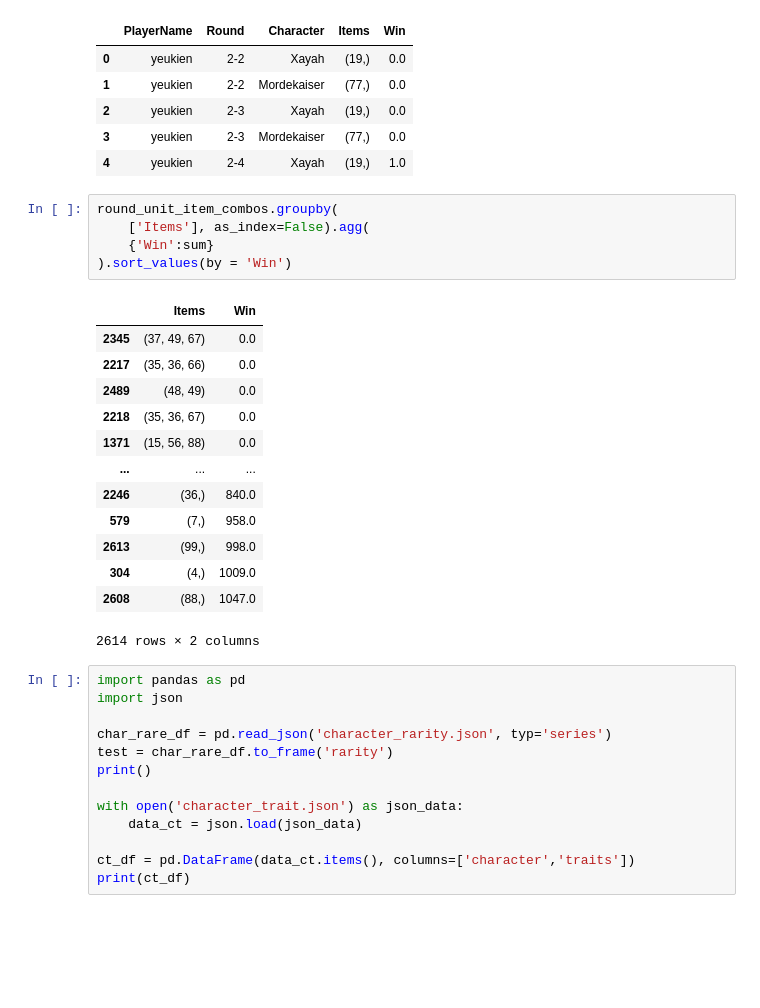
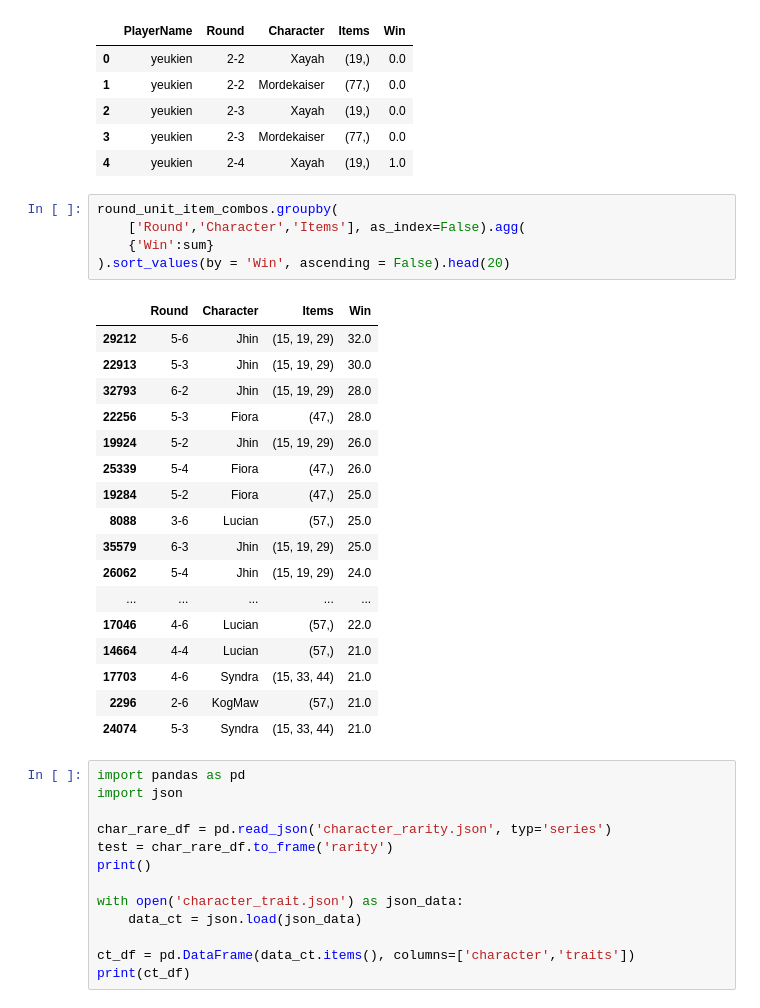
Before and after one commit to shaunak2512/Team-1-Onsearch, a Jupyter notebook: prelim_analysis_brandon.ipynb, the cells around one changed output. Saved outputs shown, nothing was run; the diff lists cells and outputs as text; blank space fills up the shorter version.

```diff
--- a/prelim_analysis_brandon.ipynb
+++ b/prelim_analysis_brandon.ipynb
@@ -213,23 +213,27 @@ round_unit_item_combos.head()
 | 4 | yeukien | 2-4 | Xayah | (19,) | 1.0 |
 # %%
 round_unit_item_combos.groupby(
-    ['Items'], as_index=False).agg(
+    ['Round','Character','Items'], as_index=False).agg(
     {'Win':sum}
-).sort_values(by = 'Win')
+).sort_values(by = 'Win', ascending = False).head(20)
 # %% [output]
-|  | Items | Win |
-| 2345 | (37, 49, 67) | 0.0 |
-| 2217 | (35, 36, 66) | 0.0 |
-| 2489 | (48, 49) | 0.0 |
-| 2218 | (35, 36, 67) | 0.0 |
-| 1371 | (15, 56, 88) | 0.0 |
-| ... | ... | ... |
-| 2246 | (36,) | 840.0 |
-| 579 | (7,) | 958.0 |
-| 2613 | (99,) | 998.0 |
-| 304 | (4,) | 1009.0 |
-| 2608 | (88,) | 1047.0 |
+|  | Round | Character | Items | Win |
+| 29212 | 5-6 | Jhin | (15, 19, 29) | 32.0 |
+| 22913 | 5-3 | Jhin | (15, 19, 29) | 30.0 |
+| 32793 | 6-2 | Jhin | (15, 19, 29) | 28.0 |
+| 22256 | 5-3 | Fiora | (47,) | 28.0 |
+| 19924 | 5-2 | Jhin | (15, 19, 29) | 26.0 |
+| 25339 | 5-4 | Fiora | (47,) | 26.0 |
+| 19284 | 5-2 | Fiora | (47,) | 25.0 |
+| 8088 | 3-6 | Lucian | (57,) | 25.0 |
+| 35579 | 6-3 | Jhin | (15, 19, 29) | 25.0 |
+| 26062 | 5-4 | Jhin | (15, 19, 29) | 24.0 |
+| ... | ... | ... | ... | ... |
+| 17046 | 4-6 | Lucian | (57,) | 22.0 |
+| 14664 | 4-4 | Lucian | (57,) | 21.0 |
+| 17703 | 4-6 | Syndra | (15, 33, 44) | 21.0 |
+| 2296 | 2-6 | KogMaw | (57,) | 21.0 |
+| 24074 | 5-3 | Syndra | (15, 33, 44) | 21.0 |
-2614 rows × 2 columns
 # %%
 import pandas as pd
 import json
```
